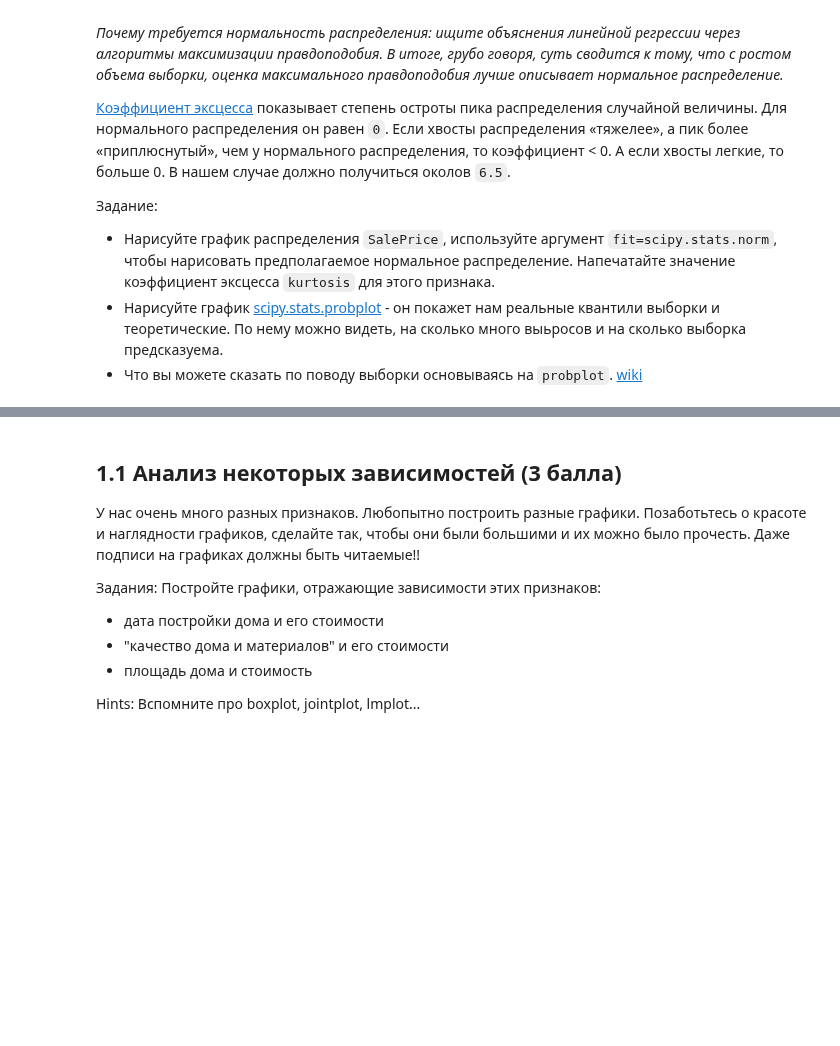
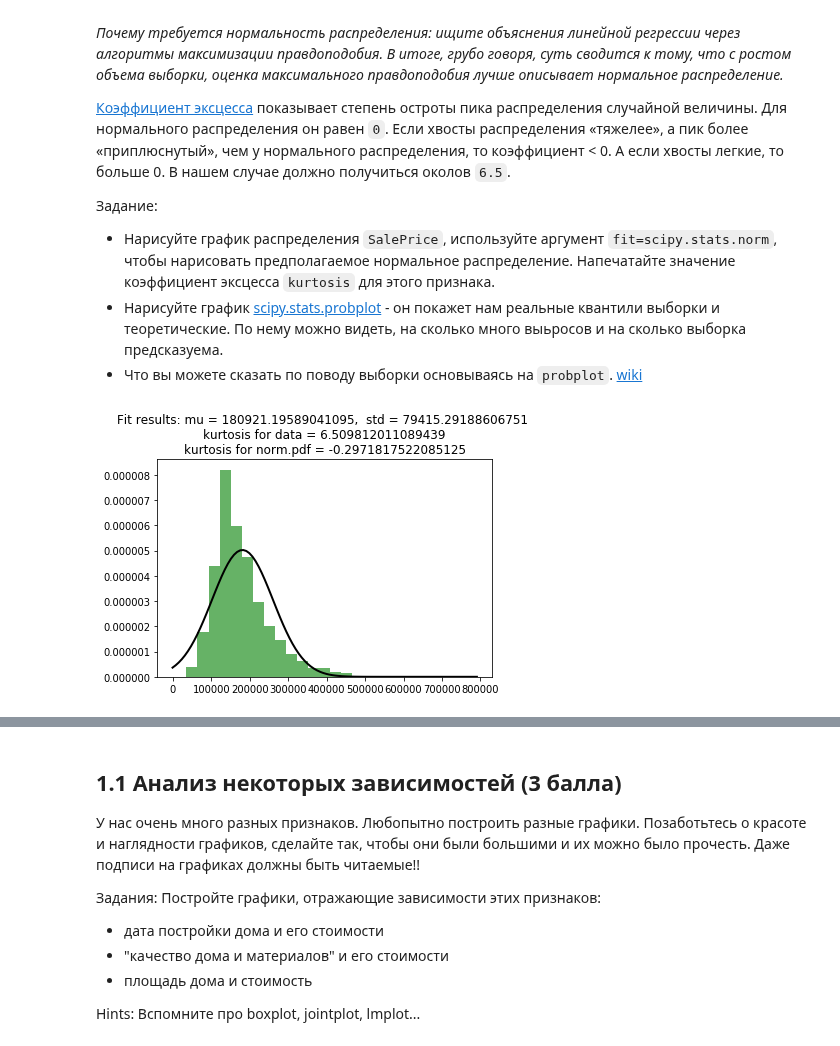
Before and after one commit to D7nis/Course-ML-Classic, a Jupyter notebook: Practice/4. Линейная регрессия/04-linear-regression_DDA.ipynb, the cells around one changed output, grey strips where cells are left out. Drawn from its saved outputs; the diff is of its cells as text; code cells hidden in the pictures; blank space fills up the shorter version.

```diff
--- a/Practice/4. Линейная регрессия/04-linear-regression_DDA.ipynb
+++ b/Practice/4. Линейная регрессия/04-linear-regression_DDA.ipynb
@@ -110,7 +110,7 @@ from matplotlib import pyplot as plt
 import seaborn as sns
 %matplotlib inline
 # %%
-colab = True
+colab = False
 if colab:
     from google.colab import drive
     drive.mount('/content/drive/')
@@ -118,7 +118,7 @@ if colab:
 if colab:
     df = pd.read_csv('/content/drive/My Drive/Data/house_prices.csv.gz', index_col='Id')
 else:
-    df = pd.read_csv('../../data/house_prices.csv.gz', index_col='Id')
+    df = pd.read_csv('../../../../data/house_prices.csv.gz', index_col='Id')
 df.head()
 # %% [output]
 |  | MSSubClass | MSZoning | LotFrontage | LotArea | Street | Alley | LotShape | LandContour | Utilities | ... |
@@ -166,0 +193,19 @@ _Почему требуется нормальность распределен
+# %%
+# Fit a normal distribution to the data:
+mu, std = norm.fit(df.SalePrice) #Математическое ожидание и стандартное отклонение
+
+# Plot the histogram.
+plt.hist(df.SalePrice, bins=25, density=True, alpha=0.6, color='g')
+#distplot+
+
+# Plot the PDF.
+xmin, xmax = plt.xlim()
+x = np.linspace(xmin, xmax, 100)
+p = norm.pdf(x, mu, std)
+plt.plot(x, p, 'k', linewidth=2)
+title = "Fit results: mu = {},  std = {} \nkurtosis for data = {}\nkurtosis for norm.pdf = {}".format(mu, std,kurtosis(df.SalePrice),kurtosis(p))
+plt.title(title)
+
+plt.show()
+# %% [output]
+[figure, added]
```
Also changed, not shown: parts of 10 cells of this notebook.
